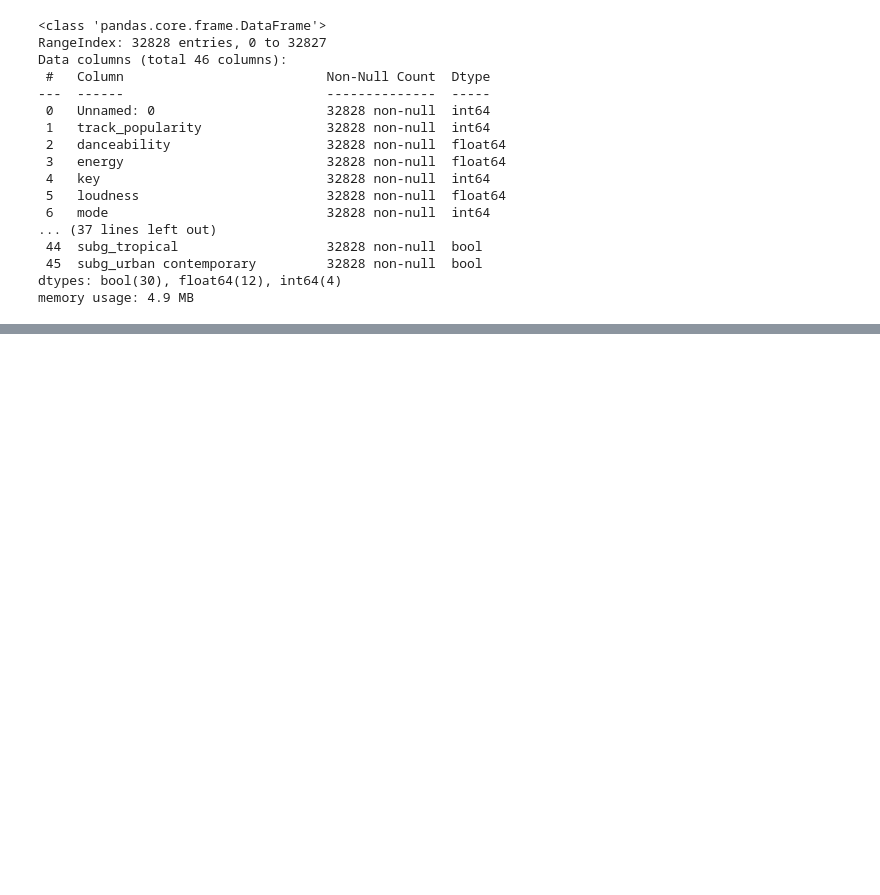
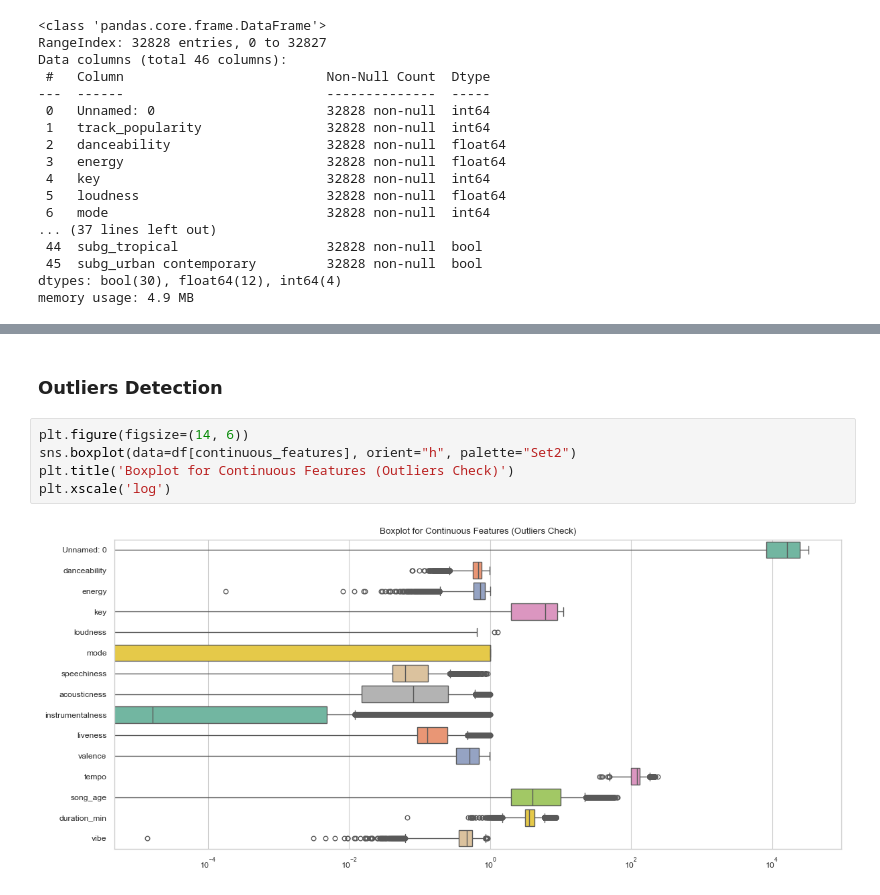
Before and after one commit to ZED-or-ZERO/Notes-on-ML-Courses., a Jupyter notebook: ML Course from ItechResearch/MidTerm-2.ipynb, the cells around one changed output, grey strips where cells are left out. Drawn from its saved outputs; the diff is of its cells as text; blank space fills up the shorter version.

```diff
--- a/ML Course from ItechResearch/MidTerm-2.ipynb
+++ b/ML Course from ItechResearch/MidTerm-2.ipynb
@@ -36,0 +97,9 @@ memory usage: 4.9 MB
+# %% [markdown]
+### Outliers Detection
+# %%
+plt.figure(figsize=(14, 6))
+sns.boxplot(data=df[continuous_features], orient="h", palette="Set2")
+plt.title('Boxplot for Continuous Features (Outliers Check)')
+plt.xscale('log')
+# %% [output]
+[figure, added]
```
Also changed, not shown: parts of 25 cells of this notebook, 4 other files.
